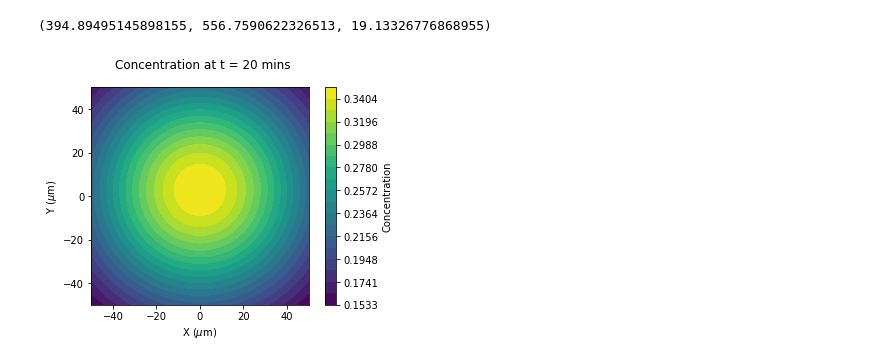
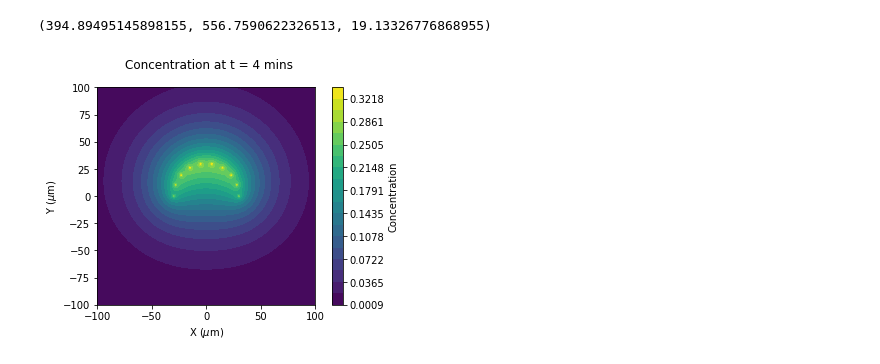
Before and after one commit to Schumacher-group/ImmuneCellMigrationAnalysis, a Jupyter notebook: Notebooks/Diffusion Plots.ipynb, the cells around one changed output. Saved outputs shown, nothing was run; the diff lists cells and outputs as text; code cells hidden in the pictures.

Commit message:
refining diffusion plots and refactoring code

```diff
--- a/Notebooks/Diffusion Plots.ipynb
+++ b/Notebooks/Diffusion Plots.ipynb
@@ -20,10 +21,10 @@ posterior_samples_mcr = Post_attractant_mcr[0].get_chain(discard=5000, thin=10,
 posterior_samples_control = Post_attractant_control[0].get_chain(discard=5000, thin=10, flat = True)
 # %%
 # Multiple wound function, using the Exponential Integral
-def concentration_multiple_sources(x, y, ts, qs, q,D, tau):
+def concentration_multiple_sources(x, y, ts, source_locations, q,D, tau):
     concentration_sum = np.zeros_like(x)
 
-    for qx, qy in qs:
+    for qx, qy in source_locations:
         r = np.sqrt((x - qx)**2 + (y - qy)**2)
         factor = q / (4 * np.pi * D)
 
@@ -47,18 +48,24 @@ import matplotlib.pyplot as plt
 theta = np.linspace(0, np.pi, 10)
 
 # Define the radius of the circle
-radius = 5.0
+radius = 30.0
 
 # Calculate the x and y coordinates for points on the half-circle
 xs, ys = circle(radius, theta)
 
 def location_of_sources(halfwound_on):
     if halfwound_on == True:
-        qs = [(xs[i],ys[i]) for i in range(len(xs))]
-        return qs
+        source_locations = [(xs[i],ys[i]) for i in range(len(xs))]
     else:
-        qs = [(0, 25), (0, -25)]
-        return qs
+        source_locations = [(0, 50), (0, -50)]
+    return source_locations
+
+def strength_of_sources(halfwound_on, flow_rate):
+    if halfwound_on == True:
+        source_strength = flow_rate / len(xs)
+    else:
+        source_strength = flow_rate # don't adjust wound strength for two wounds!
+    return source_strength
 # %%
 # extract mean parameters from Posterior distributions, i.e. Diffusion coefficient, flow rate, tau
 D_mean_control = np.mean(posterior_samples_control[:,1])
@@ -78,45 +85,40 @@ D_mean_control, q_mean_control, tau_mean_control
 # Half wound on or off, if off two wounds are plotted instead
 
 halfwound_on = True
-L = 50 # sets the range of plot from -L to L
+L = 100 # sets the range of plot from -L to L
 # Define the grid
 x = np.linspace(-L, L, 1000)
 y = np.linspace(-L, L, 1000)
 distance = np.linspace(-L,L,1000) # Distance in microns for plotting
 X, Y = np.meshgrid(x, y)
 
 # Define the positions of the point sources
-if halfwound_on == True:
-    qs = [(xs[i],ys[i]) for i in range(len(xs))]
-    q_mean_control = q_mean_control / len(xs)
-else:
-    qs = [(0, 25), (0, -25)]
-    q_mean_control = q_mean_control / len(qs)
+source_locations = location_of_sources(halfwound_on)
+source_strength = strength_of_sources(halfwound_on, q_mean_control)
 # Set the values of ts, D, and tau
-ts = 20 # current time - min
+ts = 4 # current time - min
 # tau = 18 # production time up to - mins
 
 # Calculate the concentration at each point in the grid
-concentration = concentration_multiple_sources(X, Y, ts, qs, q_mean_control,D_mean_control, tau_mean_control)
+concentration = concentration_multiple_sources(X, Y, ts, source_locations, source_strength, D_mean_control, tau_mean_control)
 levels = np.linspace(concentration.min(),concentration.max(), 20)
 
 # plotting
-
 fig, ax = plt.subplots(1)
 ax.set_aspect('equal')
 
 im = ax.contourf(X, Y, concentration, levels=levels)
 
 ax.set_xlabel('X ($\mu$m)')
 ax.set_ylabel('Y ($\mu$m)')
 cbar = fig.colorbar(im)
 cbar.set_label('Concentration')
 
 fig.suptitle(f'Concentration at t = {int(ts)} mins')
 if halfwound_on == True:
     plt.savefig(f"Figures/Half wound concentration at t = {ts}.pdf")
 else:
     plt.savefig(f"Figures/Two wound concentration at t = {ts}.pdf")
 plt.show()
 # %% [output]
-[figure, old version]
+[figure, new version]
```
Also changed, not shown: parts of 9 cells of this notebook.
